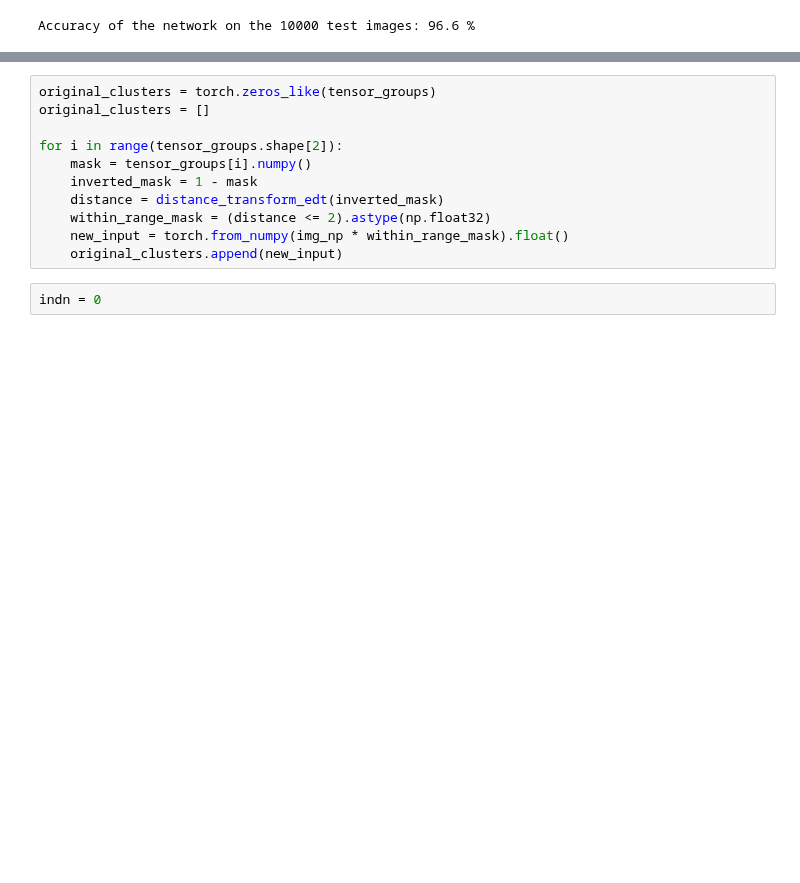
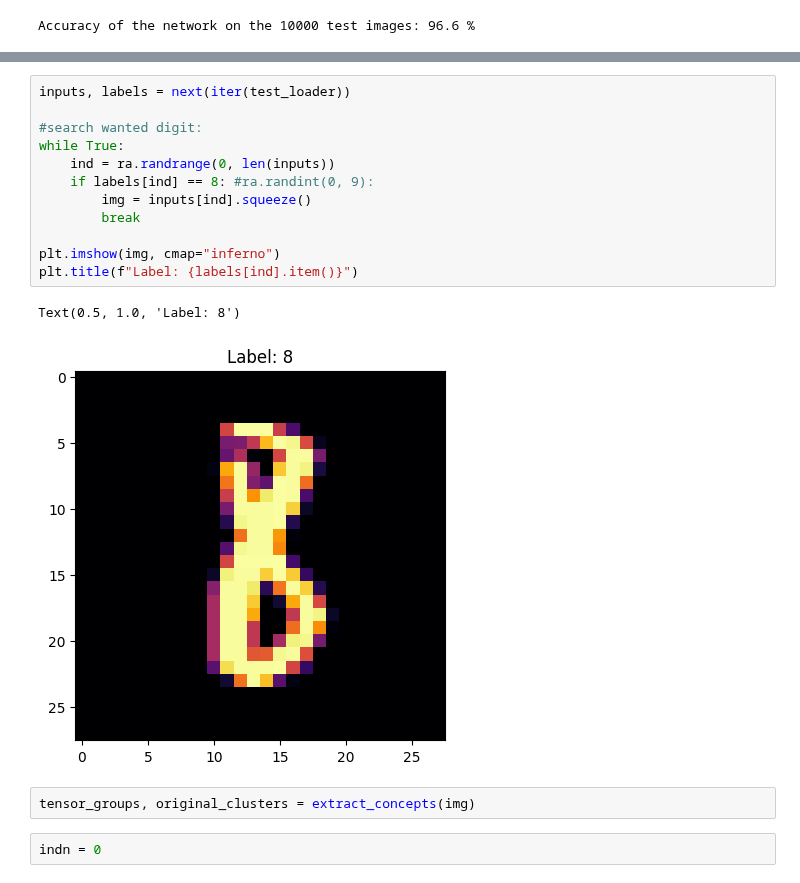
Before and after one commit to kns357/ANN_MA_Kaito, a Jupyter notebook: subnet_intel.ipynb, the cells around one changed output, grey strips where cells are left out. Cells and saved outputs as stored; diff of their text form; blank space fills up the shorter version.

Commit message:
better concept extractor + plan for subnets

```diff
--- a/subnet_intel.ipynb
+++ b/subnet_intel.ipynb
@@ -159,14 +161,20 @@ tensor_groups = torch.stack([
-# %%
-original_clusters = torch.zeros_like(tensor_groups)
-original_clusters = []
-
-for i in range(tensor_groups.shape[2]):
-    mask = tensor_groups[i].numpy()
-    inverted_mask = 1 - mask
-    distance = distance_transform_edt(inverted_mask)
-    within_range_mask = (distance <= 2).astype(np.float32)
-    new_input = torch.from_numpy(img_np * within_range_mask).float()
-    original_clusters.append(new_input)
+# %%
+inputs, labels = next(iter(test_loader))
+
+#search wanted digit:
+while True:
+    ind = ra.randrange(0, len(inputs))
+    if labels[ind] == 8: #ra.randint(0, 9):
+        img = inputs[ind].squeeze()
+        break
+
+plt.imshow(img, cmap="inferno")
+plt.title(f"Label: {labels[ind].item()}")
+# %% [output]
+Text(0.5, 1.0, 'Label: 8')
+[figure, added]
+# %%
+tensor_groups, original_clusters = extract_concepts(img)
 # %%
 indn = 0
 # %%
```
Also changed, not shown: parts of 3 cells of this notebook, 2 other files.
